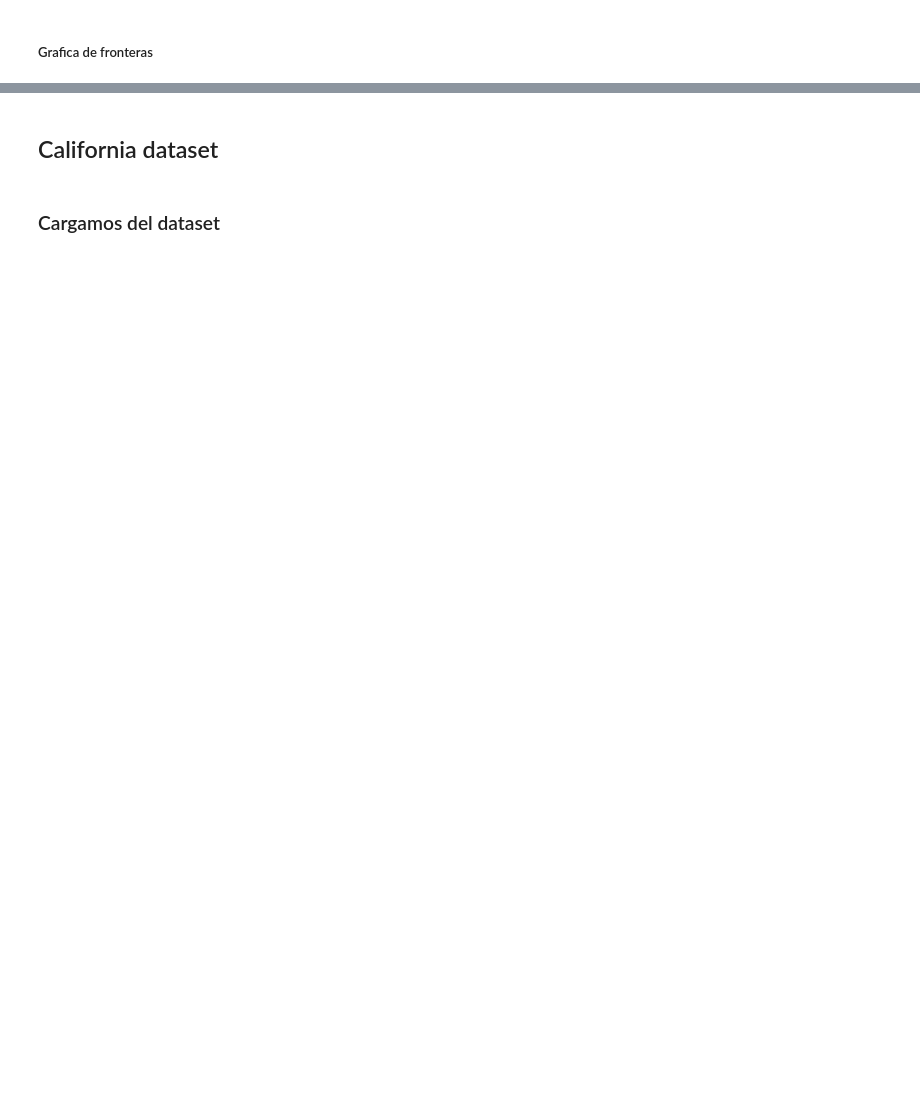
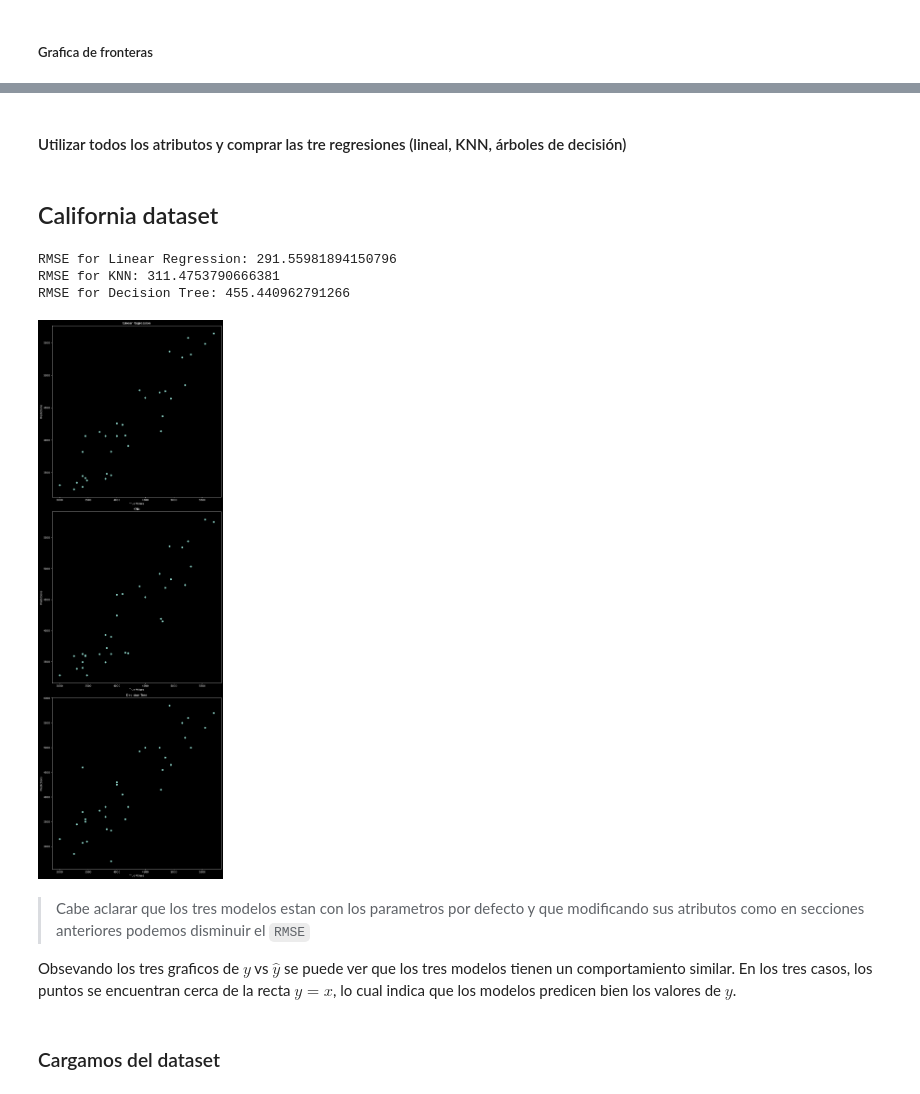
Before and after one commit to BRJoaquin/ia-obsidian, a Jupyter notebook: Machine Learning para IA/Practico/Entrega2.ipynb, the cells around one changed output, grey strips where cells are left out. Cells and saved outputs as stored; diff of their text form; code cells hidden in the pictures; blank space fills up the shorter version.

```diff
--- a/Machine Learning para IA/Practico/Entrega2.ipynb
+++ b/Machine Learning para IA/Practico/Entrega2.ipynb
@@ -696,0 +733,2 @@ plt.savefig('boundary_dim_2.png')
+# %% [markdown]
+#### Utilizar todos los atributos y comprar las tre regresiones (lineal, KNN, árboles de decisión)
@@ -697,5 +744,59 @@ plt.savefig('boundary_dim_2.png')
 # %% [markdown]
 ## California dataset
+# %%
+from sklearn.compose import ColumnTransformer
+
+# Preparar los datos
+X = penguins_na.drop(columns=["body_mass_g", "colors"])
+y = penguins_na["body_mass_g"]
+
+# Aplicar One-Hot Encoding a las columnas 'species', 'island' y 'sex'
+preprocessor = ColumnTransformer(
+    transformers=[
+        ('cat', OneHotEncoder(), ['species', 'island', 'sex'])
+    ], remainder='passthrough'
+)
+
+X_transformed = preprocessor.fit_transform(X)
+
+# Dividir los datos en conjuntos de entrenamiento y prueba
+X_train, X_test, y_train, y_test = train_test_split(X_transformed, y, test_size=0.1)
+
+# Crear y ajustar los modelos (mismo código que antes)
+models = {
+    "Linear Regression": LinearRegression(),
+    "KNN": KNeighborsRegressor(),
+    "Decision Tree": DecisionTreeRegressor()
+}
+
+for name, model in models.items():
+    model.fit(X_train, y_train)
+    y_pred = model.predict(X_test)
+    rmse = np.sqrt(mean_squared_error(y_test, y_pred))
+    print(f"RMSE for {name}: {rmse}")
+# %% [output]
+RMSE for Linear Regression: 291.55981894150796
+RMSE for KNN: 311.4753790666381
+RMSE for Decision Tree: 455.440962791266
+# %%
+plt.figure(figsize=(10, 30))
+
+for i, (name, model) in enumerate(models.items()):
+    plt.subplot(len(models), 1, i + 1)
+    y_pred = model.predict(X_test)
+    plt.scatter(y_test, y_pred)
+    plt.xlabel('True Values')
+    plt.ylabel('Predictions')
+    plt.title(name)
+
+plt.tight_layout()
+plt.show()
+# %% [output]
+[figure, added]
+# %% [markdown]
+> Cabe aclarar que los tres modelos estan con los parametros por defecto y que modificando sus atributos como en secciones anteriores podemos disminuir el `RMSE`
+
+Obsevando los tres graficos de $y$ vs $\hat{y}$ se puede ver que los tres modelos tienen un comportamiento similar. En los tres casos, los puntos se encuentran cerca de la recta $y = x$, lo cual indica que los modelos predicen bien los valores de $y$.
 # %% [markdown]
 ### Cargamos del dataset
 # %%
```
Also changed, not shown: parts of 36 cells of this notebook, 8 other files.
